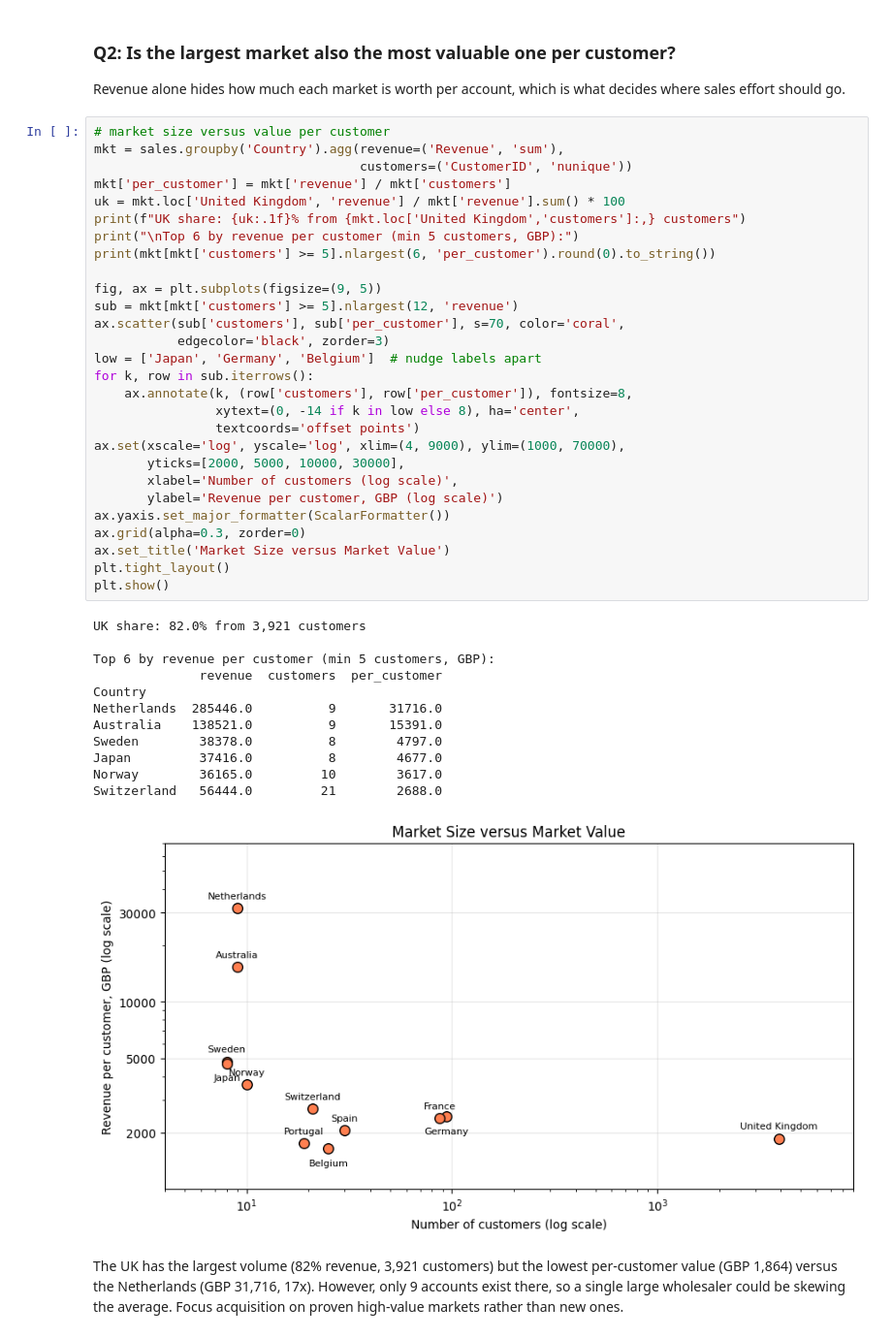
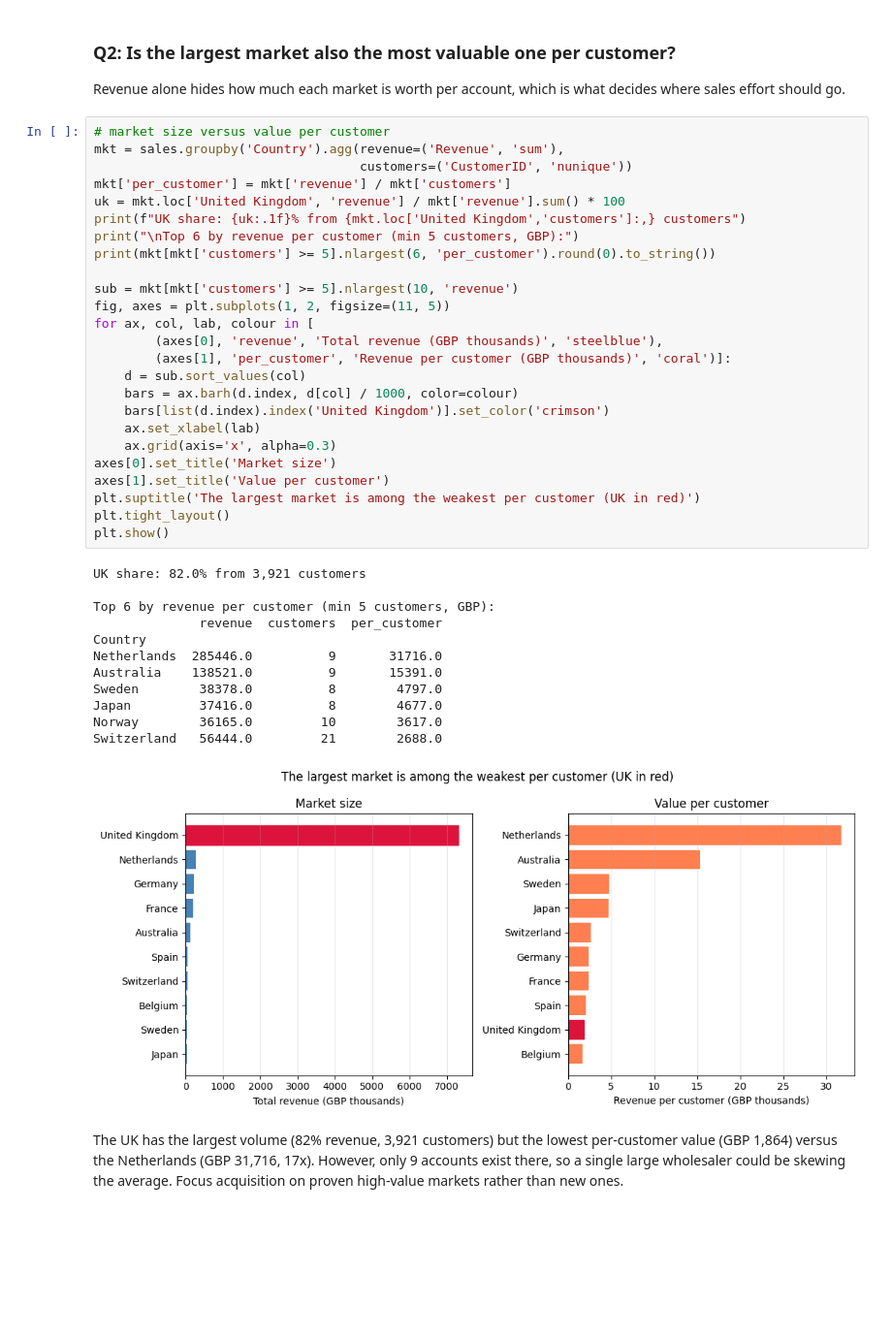
Before and after one commit to sonu2002/M504-AI-Applications-GH1057991, a Jupyter notebook: M504_GH1057991.ipynb, the cells around one changed output. Shown at 97% size. Saved outputs shown, nothing was run; the diff lists cells and outputs as text; blank space fills up the shorter version.

```diff
--- a/M504_GH1057991.ipynb
+++ b/M504_GH1057991.ipynb
@@ -171,44 +170,41 @@ Revenue alone hides how much each market is worth per account, which is what dec
 # %%
 # market size versus value per customer
 mkt = sales.groupby('Country').agg(revenue=('Revenue', 'sum'),
                                    customers=('CustomerID', 'nunique'))
 mkt['per_customer'] = mkt['revenue'] / mkt['customers']
 uk = mkt.loc['United Kingdom', 'revenue'] / mkt['revenue'].sum() * 100
 print(f"UK share: {uk:.1f}% from {mkt.loc['United Kingdom','customers']:,} customers")
 print("\nTop 6 by revenue per customer (min 5 customers, GBP):")
 print(mkt[mkt['customers'] >= 5].nlargest(6, 'per_customer').round(0).to_string())
 
-fig, ax = plt.subplots(figsize=(9, 5))
-sub = mkt[mkt['customers'] >= 5].nlargest(12, 'revenue')
-ax.scatter(sub['customers'], sub['per_customer'], s=70, color='coral',
-           edgecolor='black', zorder=3)
-low = ['Japan', 'Germany', 'Belgium']  # nudge labels apart
-for k, row in sub.iterrows():
-    ax.annotate(k, (row['customers'], row['per_customer']), fontsize=8,
-                xytext=(0, -14 if k in low else 8), ha='center',
-                textcoords='offset points')
-ax.set(xscale='log', yscale='log', xlim=(4, 9000), ylim=(1000, 70000),
-       yticks=[2000, 5000, 10000, 30000],
-       xlabel='Number of customers (log scale)',
-       ylabel='Revenue per customer, GBP (log scale)')
-ax.yaxis.set_major_formatter(ScalarFormatter())
-ax.grid(alpha=0.3, zorder=0)
-ax.set_title('Market Size versus Market Value')
+sub = mkt[mkt['customers'] >= 5].nlargest(10, 'revenue')
+fig, axes = plt.subplots(1, 2, figsize=(11, 5))
+for ax, col, lab, colour in [
+        (axes[0], 'revenue', 'Total revenue (GBP thousands)', 'steelblue'),
+        (axes[1], 'per_customer', 'Revenue per customer (GBP thousands)', 'coral')]:
+    d = sub.sort_values(col)
+    bars = ax.barh(d.index, d[col] / 1000, color=colour)
+    bars[list(d.index).index('United Kingdom')].set_color('crimson')
+    ax.set_xlabel(lab)
+    ax.grid(axis='x', alpha=0.3)
+axes[0].set_title('Market size')
+axes[1].set_title('Value per customer')
+plt.suptitle('The largest market is among the weakest per customer (UK in red)')
 plt.tight_layout()
 plt.show()
 # %% [output]
 UK share: 82.0% from 3,921 customers
 
 Top 6 by revenue per customer (min 5 customers, GBP):
               revenue  customers  per_customer
 Country
 Netherlands  285446.0          9       31716.0
 Australia    138521.0          9       15391.0
 Sweden        38378.0          8        4797.0
 Japan         37416.0          8        4677.0
 Norway        36165.0         10        3617.0
 Switzerland   56444.0         21        2688.0
-[figure, old version]
+[figure, new version]
 # %% [markdown]
 The UK has the largest volume (82% revenue, 3,921 customers) but the lowest per-customer value (GBP 1,864) versus the Netherlands (GBP 31,716, 17x). However, only 9 accounts exist there, so a single large wholesaler could be skewing the average. Focus acquisition on proven high-value markets rather than new ones.
 # %% [markdown]
```
Also changed, not shown: parts of 1 cell of this notebook, 2 other files.
